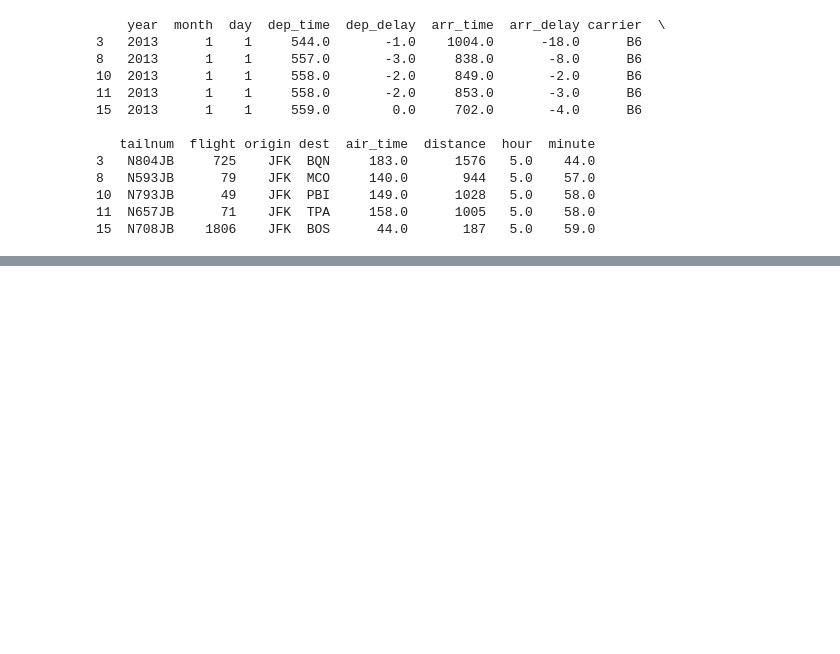
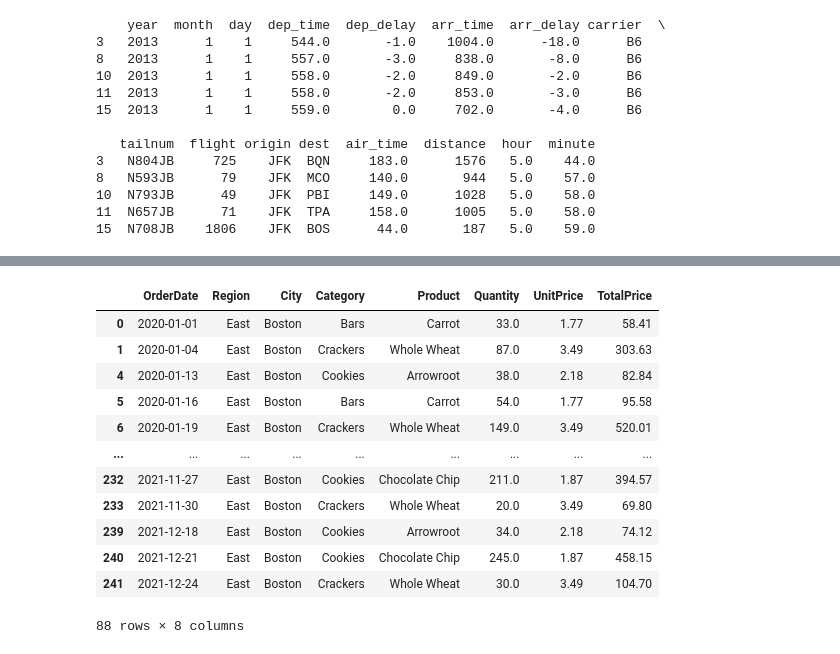
Before and after one commit to sledhead/python_core_test, a Jupyter notebook: pandas_test.ipynb, the cells around one changed output, grey strips where cells are left out. Cells and saved outputs as stored; diff of their text form; code cells hidden in the pictures; blank space fills up the shorter version.

```diff
--- a/pandas_test.ipynb
+++ b/pandas_test.ipynb
@@ -127,0 +164,18 @@ print(newdf.head())
+# %%
+sp_filter = df['City'] == "Boston"
+# %%
+df[sp_filter]
+# %% [output]
+|  | OrderDate | Region | City | Category | Product | Quantity | UnitPrice | TotalPrice |
+| 0 | 2020-01-01 | East | Boston | Bars | Carrot | 33.0 | 1.77 | 58.41 |
+| 1 | 2020-01-04 | East | Boston | Crackers | Whole Wheat | 87.0 | 3.49 | 303.63 |
+| 4 | 2020-01-13 | East | Boston | Cookies | Arrowroot | 38.0 | 2.18 | 82.84 |
+| 5 | 2020-01-16 | East | Boston | Bars | Carrot | 54.0 | 1.77 | 95.58 |
+| 6 | 2020-01-19 | East | Boston | Crackers | Whole Wheat | 149.0 | 3.49 | 520.01 |
+| ... | ... | ... | ... | ... | ... | ... | ... | ... |
+| 232 | 2021-11-27 | East | Boston | Cookies | Chocolate Chip | 211.0 | 1.87 | 394.57 |
+| 233 | 2021-11-30 | East | Boston | Crackers | Whole Wheat | 20.0 | 3.49 | 69.80 |
+| 239 | 2021-12-18 | East | Boston | Cookies | Arrowroot | 34.0 | 2.18 | 74.12 |
+| 240 | 2021-12-21 | East | Boston | Cookies | Chocolate Chip | 245.0 | 1.87 | 458.15 |
+| 241 | 2021-12-24 | East | Boston | Crackers | Whole Wheat | 30.0 | 3.49 | 104.70 |
+88 rows × 8 columns
```
Also changed, not shown: parts of 8 cells of this notebook.
